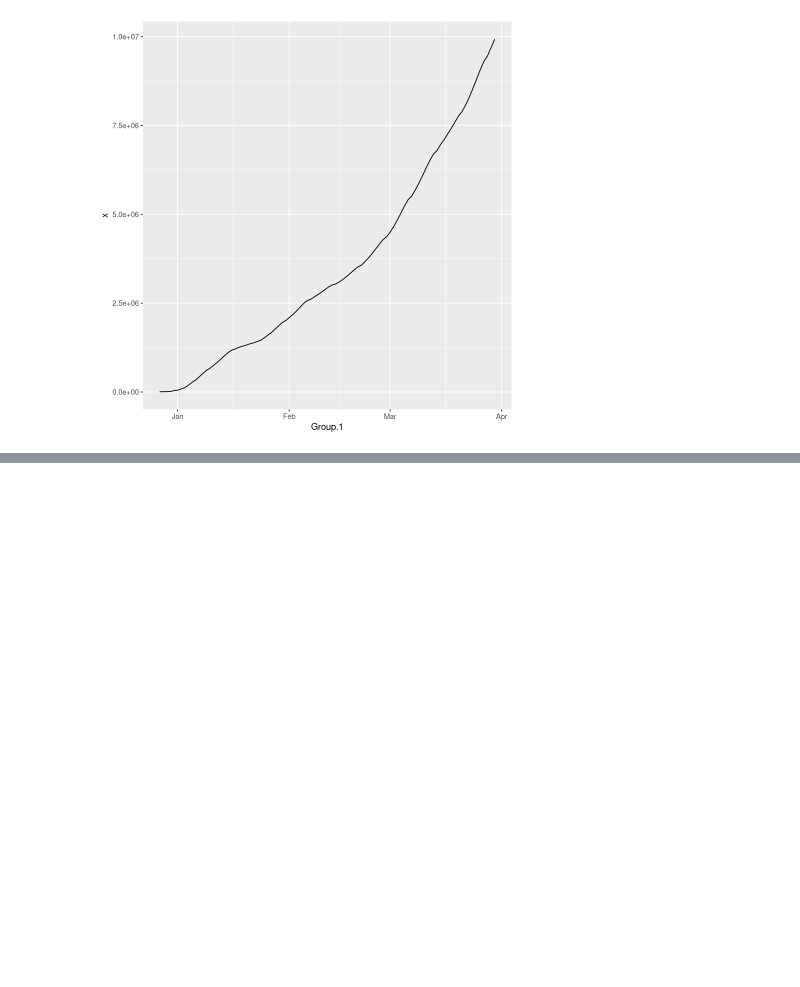
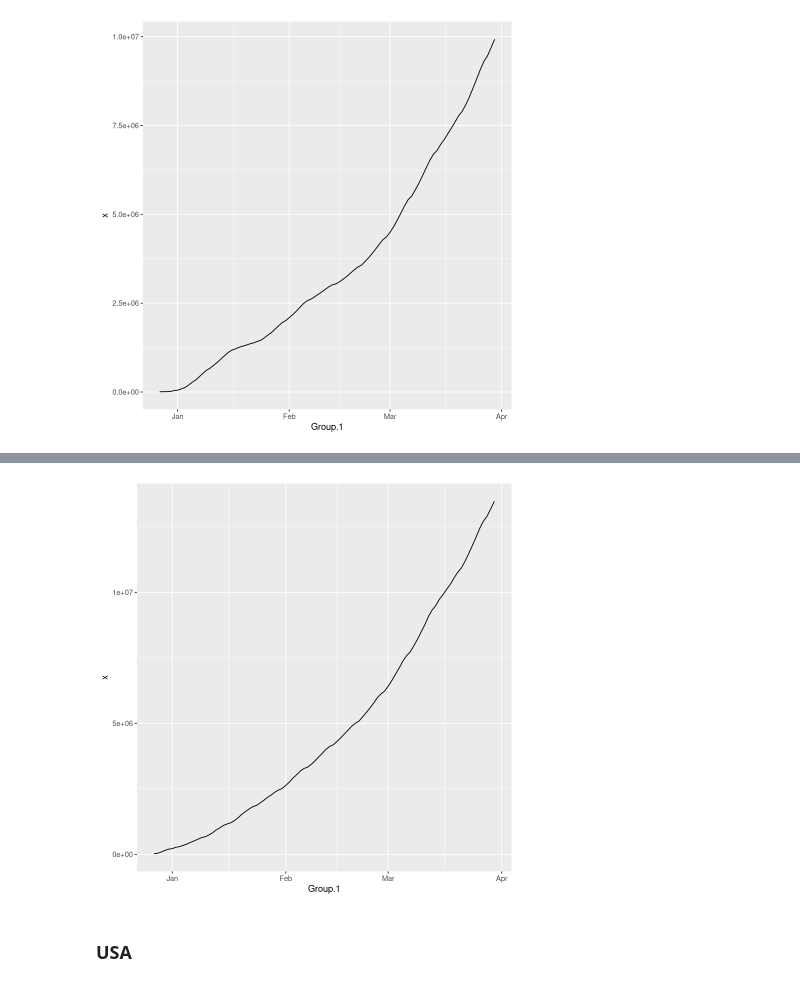
Before and after one commit to Confizolo/PoDProjects, a Jupyter notebook: ASfPA/Ex01/Ex01.ipynb, the cells around one changed output, grey strips where cells are left out. Saved outputs shown, nothing was run; the diff lists cells and outputs as text; code cells hidden in the pictures; blank space fills up the shorter version.

```diff
--- a/ASfPA/Ex01/Ex01.ipynb
+++ b/ASfPA/Ex01/Ex01.ipynb
@@ -172,0 +222,6 @@ ggplot (data_agg, aes ( x = Group.1, y = x), FUN = sum) + geom_line()
+# %%
+ggplot (data_agg, aes ( x = Group.1, y = x), FUN = sum) + geom_line()
+# %% [output]
+[figure, added]
+# %% [markdown]
+### USA
```
Also changed, not shown: parts of 59 cells of this notebook, 2 other files.
